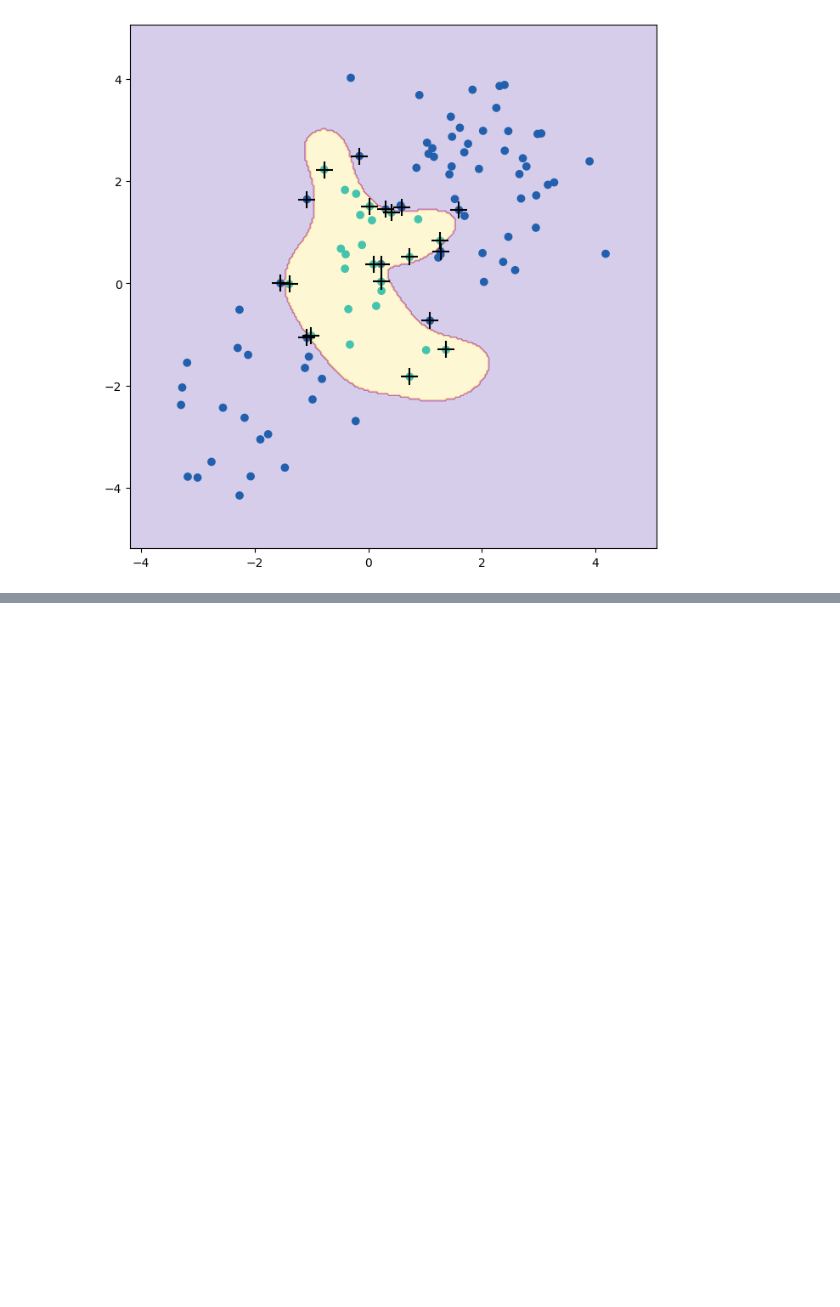
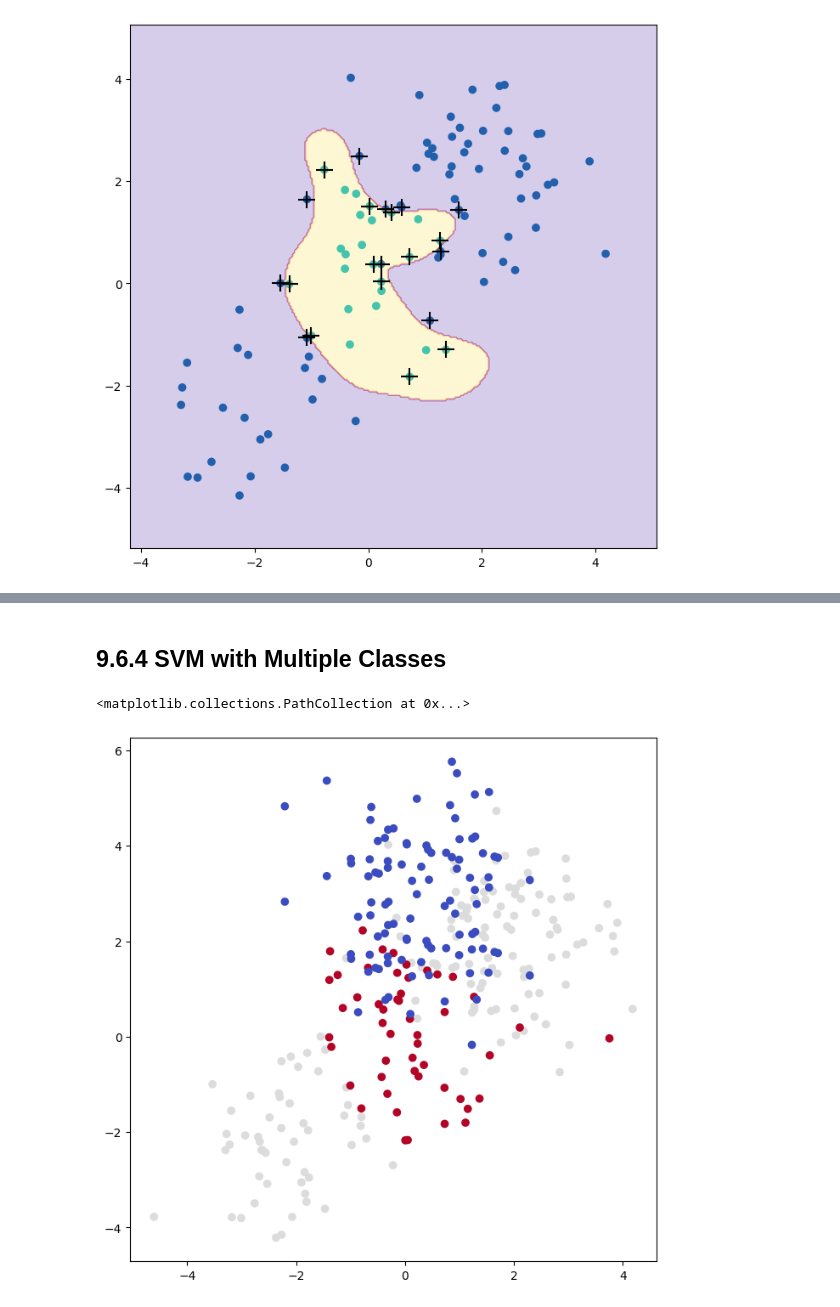
Before and after one commit to JoeyLukes/ISLRv2, a Jupyter notebook: Ch9/Lab/Lab9-6.ipynb, the cells around one changed output, grey strips where cells are left out. Cells and saved outputs as stored; diff of their text form; code cells hidden in the pictures; blank space fills up the shorter version.

```diff
--- a/Ch9/Lab/Lab9-6.ipynb
+++ b/Ch9/Lab/Lab9-6.ipynb
@@ -242,0 +301,14 @@ confusion_table(y_hat_test, y_test)
+# %% [markdown]
+## 9.6.4 SVM with Multiple Classes
+# %%
+## Generate a third class of results
+
+rng = np.random.default_rng(123)
+X = np.vstack([X, rng.standard_normal((50, 2))])
+y = np.hstack([y, [0]*50])
+X[y==0,1] += 2
+fig, ax = subplots(figsize=(8,8))
+ax.scatter(X[:,0], X[:,1], c=y, cmap=cm.coolwarm)
+# %% [output]
+<matplotlib.collections.PathCollection at 0x...>
+[figure, added]
```
Also changed, not shown: parts of 9 cells of this notebook, 1 other file.
